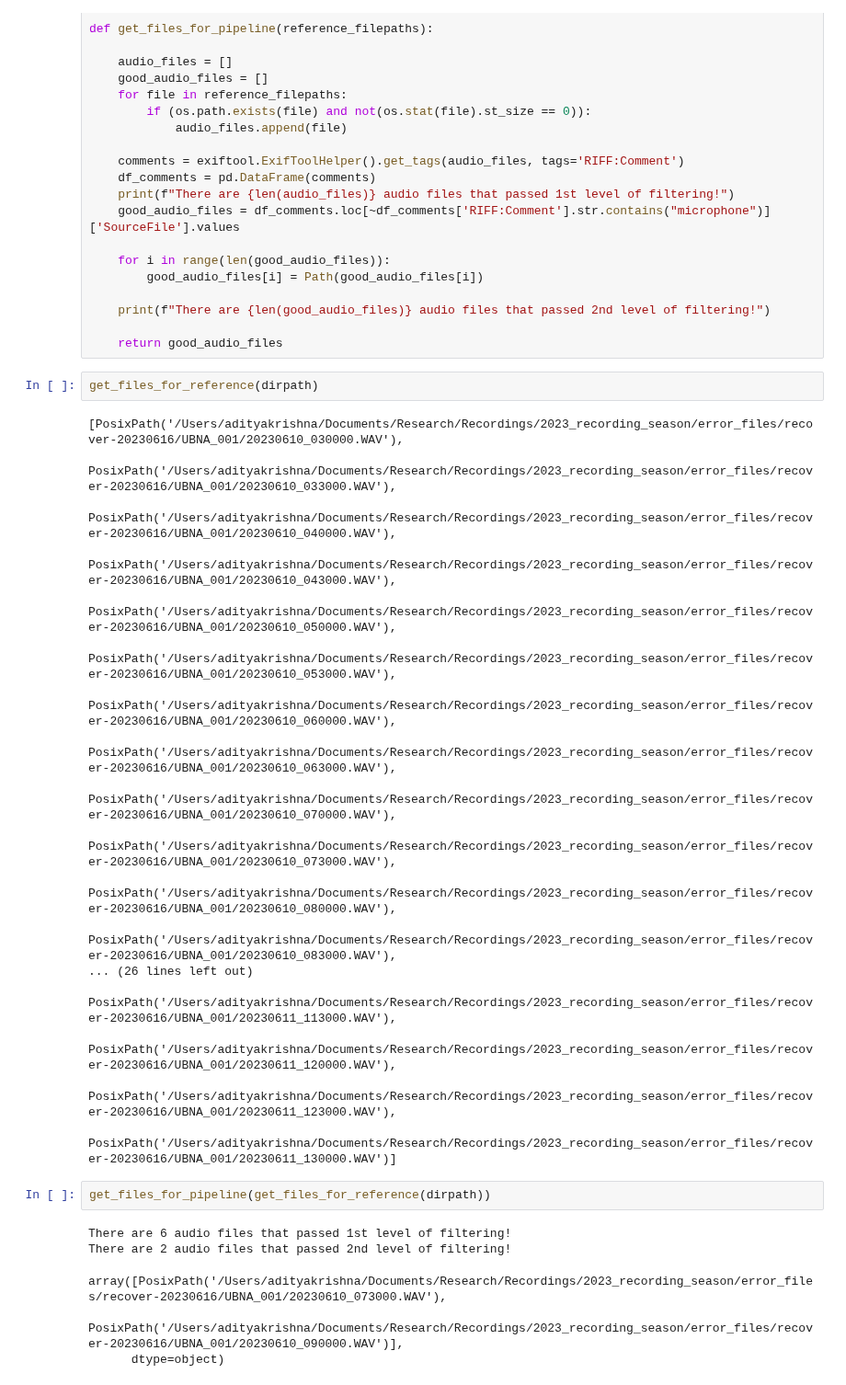
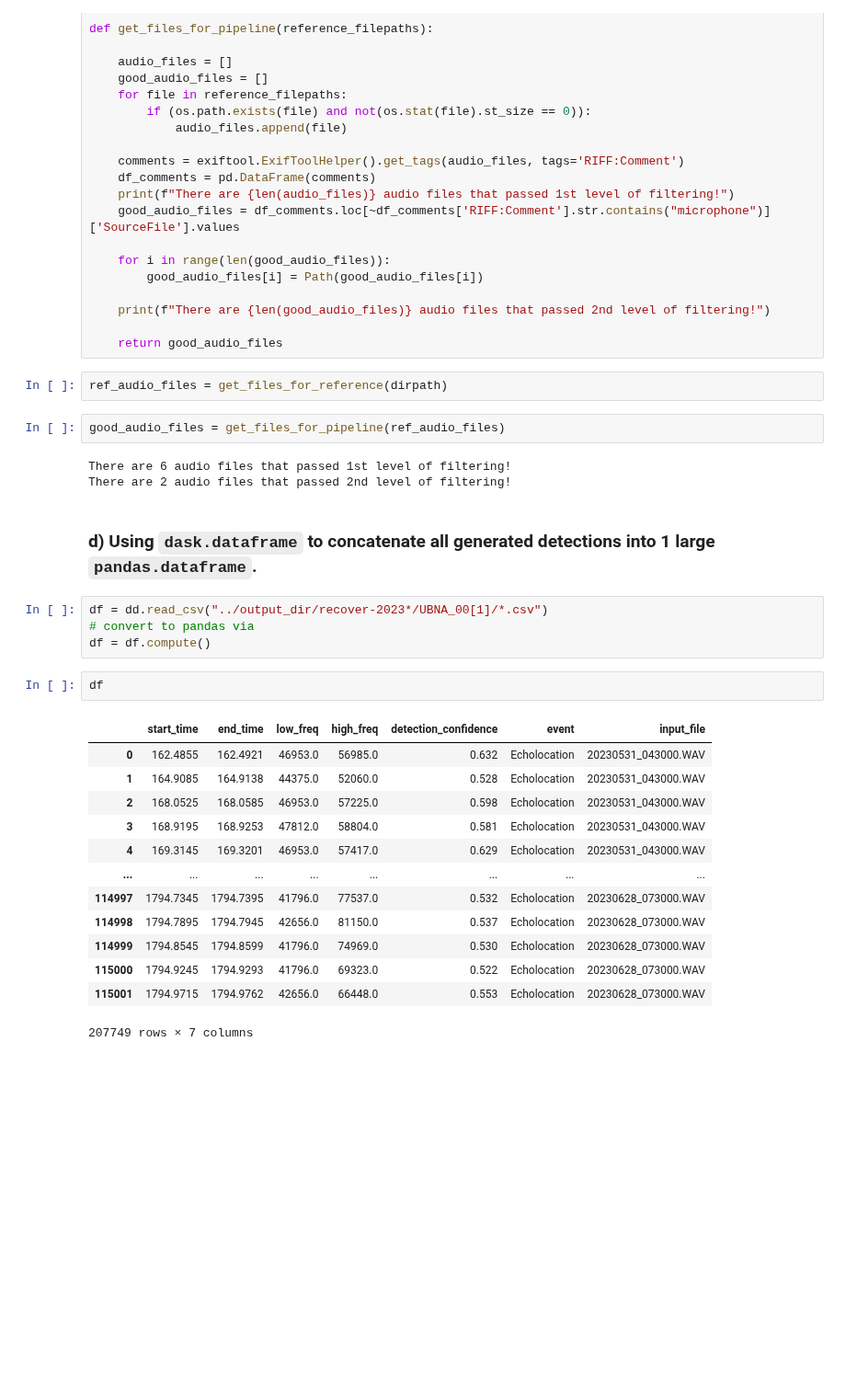
Before and after one commit to uw-echospace/bat-detector-msds, a Jupyter notebook: notebooks/test_batdetect2_pipeline.ipynb, the cells around one changed output. Shown at 92% size. Saved outputs shown, nothing was run; the diff lists cells and outputs as text; blank space fills up the shorter version.

```diff
--- a/notebooks/test_batdetect2_pipeline.ipynb
+++ b/notebooks/test_batdetect2_pipeline.ipynb
@@ -371,31 +370,32 @@ def get_files_for_pipeline(reference_filepaths):
     print(f"There are {len(good_audio_files)} audio files that passed 2nd level of filtering!")
 
     return good_audio_files
-# %%
-get_files_for_reference(dirpath)
-# %% [output]
-[PosixPath('/Users/adityakrishna/Documents/Research/Recordings/2023_recording_season/error_files/recover-20230616/UBNA_001/20230610_030000.WAV'),
- PosixPath('/Users/adityakrishna/Documents/Research/Recordings/2023_recording_season/error_files/recover-20230616/UBNA_001/20230610_033000.WAV'),
- PosixPath('/Users/adityakrishna/Documents/Research/Recordings/2023_recording_season/error_files/recover-20230616/UBNA_001/20230610_040000.WAV'),
- PosixPath('/Users/adityakrishna/Documents/Research/Recordings/2023_recording_season/error_files/recover-20230616/UBNA_001/20230610_043000.WAV'),
- PosixPath('/Users/adityakrishna/Documents/Research/Recordings/2023_recording_season/error_files/recover-20230616/UBNA_001/20230610_050000.WAV'),
- PosixPath('/Users/adityakrishna/Documents/Research/Recordings/2023_recording_season/error_files/recover-20230616/UBNA_001/20230610_053000.WAV'),
- PosixPath('/Users/adityakrishna/Documents/Research/Recordings/2023_recording_season/error_files/recover-20230616/UBNA_001/20230610_060000.WAV'),
- PosixPath('/Users/adityakrishna/Documents/Research/Recordings/2023_recording_season/error_files/recover-20230616/UBNA_001/20230610_063000.WAV'),
- PosixPath('/Users/adityakrishna/Documents/Research/Recordings/2023_recording_season/error_files/recover-20230616/UBNA_001/20230610_070000.WAV'),
- PosixPath('/Users/adityakrishna/Documents/Research/Recordings/2023_recording_season/error_files/recover-20230616/UBNA_001/20230610_073000.WAV'),
- PosixPath('/Users/adityakrishna/Documents/Research/Recordings/2023_recording_season/error_files/recover-20230616/UBNA_001/20230610_080000.WAV'),
- PosixPath('/Users/adityakrishna/Documents/Research/Recordings/2023_recording_season/error_files/recover-20230616/UBNA_001/20230610_083000.WAV'),
-... (26 lines left out)
- PosixPath('/Users/adityakrishna/Documents/Research/Recordings/2023_recording_season/error_files/recover-20230616/UBNA_001/20230611_113000.WAV'),
- PosixPath('/Users/adityakrishna/Documents/Research/Recordings/2023_recording_season/error_files/recover-20230616/UBNA_001/20230611_120000.WAV'),
- PosixPath('/Users/adityakrishna/Documents/Research/Recordings/2023_recording_season/error_files/recover-20230616/UBNA_001/20230611_123000.WAV'),
- PosixPath('/Users/adityakrishna/Documents/Research/Recordings/2023_recording_season/error_files/recover-20230616/UBNA_001/20230611_130000.WAV')]
 # %%
-get_files_for_pipeline(get_files_for_reference(dirpath))
+ref_audio_files = get_files_for_reference(dirpath)
-# %% [output]
-There are 6 audio files that passed 1st level of filtering!
-There are 2 audio files that passed 2nd level of filtering!
-array([PosixPath('/Users/adityakrishna/Documents/Research/Recordings/2023_recording_season/error_files/recover-20230616/UBNA_001/20230610_073000.WAV'),
-       PosixPath('/Users/adityakrishna/Documents/Research/Recordings/2023_recording_season/error_files/recover-20230616/UBNA_001/20230610_090000.WAV')],
-      dtype=object)
+# %%
+good_audio_files = get_files_for_pipeline(ref_audio_files)
+# %% [output]
+There are 6 audio files that passed 1st level of filtering!
+There are 2 audio files that passed 2nd level of filtering!
+# %% [markdown]
+### d) Using `dask.dataframe` to concatenate all generated detections into 1 large `pandas.dataframe`.
+# %%
+df = dd.read_csv("../output_dir/recover-2023*/UBNA_00[1]/*.csv")
+# convert to pandas via
+df = df.compute()
+# %%
+df
+# %% [output]
+|  | start_time | end_time | low_freq | high_freq | detection_confidence | event | input_file |
+| 0 | 162.4855 | 162.4921 | 46953.0 | 56985.0 | 0.632 | Echolocation | 20230531_043000.WAV |
+| 1 | 164.9085 | 164.9138 | 44375.0 | 52060.0 | 0.528 | Echolocation | 20230531_043000.WAV |
+| 2 | 168.0525 | 168.0585 | 46953.0 | 57225.0 | 0.598 | Echolocation | 20230531_043000.WAV |
+| 3 | 168.9195 | 168.9253 | 47812.0 | 58804.0 | 0.581 | Echolocation | 20230531_043000.WAV |
+| 4 | 169.3145 | 169.3201 | 46953.0 | 57417.0 | 0.629 | Echolocation | 20230531_043000.WAV |
+| ... | ... | ... | ... | ... | ... | ... | ... |
+| 114997 | 1794.7345 | 1794.7395 | 41796.0 | 77537.0 | 0.532 | Echolocation | 20230628_073000.WAV |
+| 114998 | 1794.7895 | 1794.7945 | 42656.0 | 81150.0 | 0.537 | Echolocation | 20230628_073000.WAV |
+| 114999 | 1794.8545 | 1794.8599 | 41796.0 | 74969.0 | 0.530 | Echolocation | 20230628_073000.WAV |
+| 115000 | 1794.9245 | 1794.9293 | 41796.0 | 69323.0 | 0.522 | Echolocation | 20230628_073000.WAV |
+| 115001 | 1794.9715 | 1794.9762 | 42656.0 | 66448.0 | 0.553 | Echolocation | 20230628_073000.WAV |
+207749 rows × 7 columns
```
Also changed, not shown: parts of 2 cells of this notebook, 2 other files.
